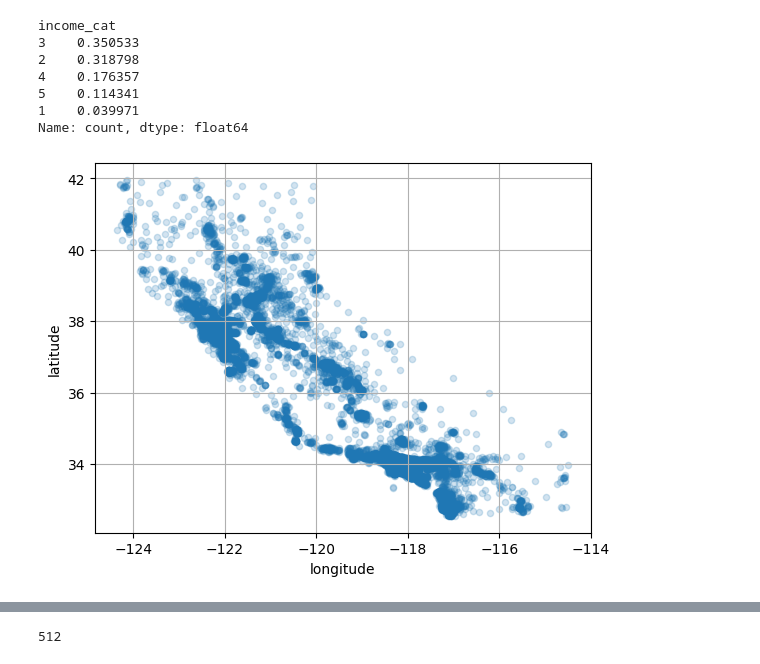
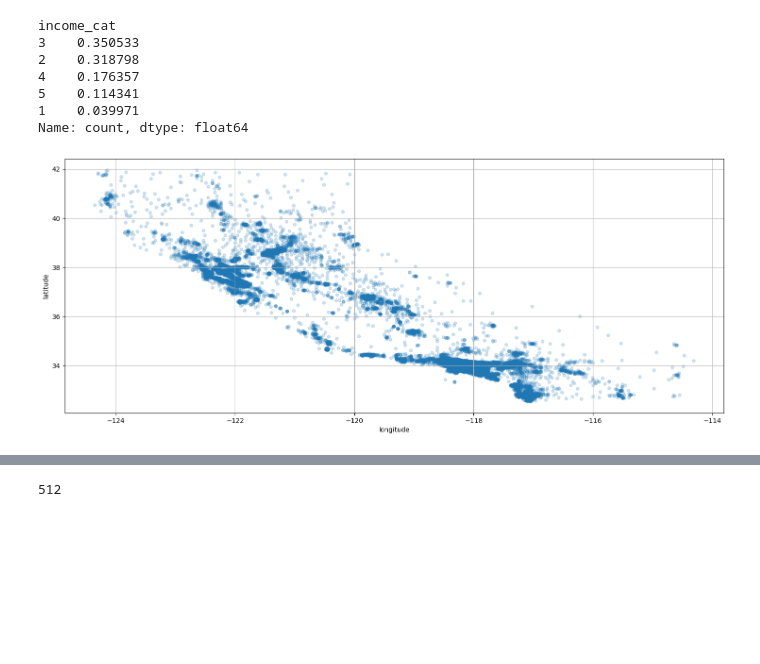
Before and after one commit to Brian342/JupyterNoteBook, a Jupyter notebook: Hands-On_Machine_Learning_with_Scikit-Learn.ipynb, the cells around one changed output, grey strips where cells are left out. Cells and saved outputs as stored; diff of their text form; code cells hidden in the pictures; blank space fills up the shorter version.

```diff
--- a/Hands-On_Machine_Learning_with_Scikit-Learn.ipynb
+++ b/Hands-On_Machine_Learning_with_Scikit-Learn.ipynb
@@ -196,10 +198,10 @@ for set_ in (strat_train_set, strat_test_set):
 housing = strat_train_set.copy()
 # %%
 # visualizing all the districts on the dataset
-housing.plot(kind="scatter", x="longitude", y="latitude", grid=True, alpha=.2) # alpha=.2 highlights better density on the data
+housing.plot(kind="scatter", x="longitude", y="latitude", grid=True, alpha=.2, figsize=(18,7)) # alpha=.2 highlights better density on the data
 plt.show()
 # %% [output]
-[figure, old version]
+[figure, new version]
 # %%
 housing.plot(kind='scatter', x='longitude', y='latitude', grid=True,
             s=housing['population']/ 100, label="Population",
```
Also changed, not shown: parts of 4 cells of this notebook, 1 other file.
